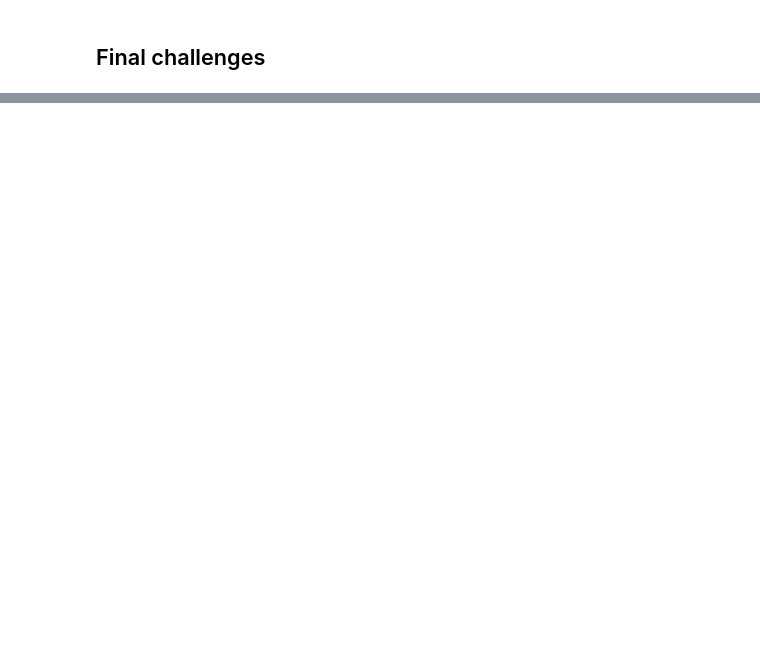
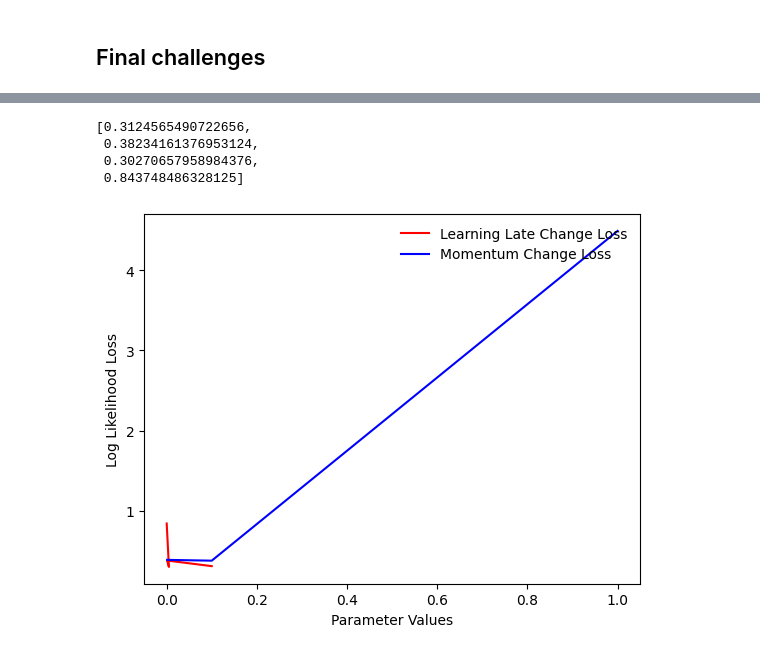
Before and after one commit to molit123/DSC180A_Assignments, a Jupyter notebook: pytorch_intro.ipynb, the cells around one changed output, grey strips where cells are left out. Cells and saved outputs as stored; diff of their text form; code cells hidden in the pictures; blank space fills up the shorter version.

```diff
--- a/pytorch_intro.ipynb
+++ b/pytorch_intro.ipynb
@@ -289,0 +561,35 @@ dict_keys(['state', 'param_groups'])
+# %%
+learning_rate_values = [0.1, 0.001, 0.005, 0.0001]
+momentum_vals = [1, 0.1, 0.01, 0.001]
+log_interval = 10
+losses_lr = []
+losses_momentum = []
+
+for learning_rate in learning_rate_values:
+    momentum = 0.1
+    train_losses = []
+    train_counter = []
+    test_losses = []
+    test_counter = [i*len(train_loader.dataset) for i in range(n_epochs + 1)]
+
+    network = FeedforwardNeuralNetModel()
+    optimizer = optim.SGD(network.parameters(), lr=learning_rate, momentum=momentum)
+
+    for epoch in range(2, n_epochs + 1): # starts from the second iteration
+        train(epoch)
+        test(losses_lr)
+
+
+for momentum in momentum_vals:
+    learning_rate = 0.001
+    train_losses = []
+    train_counter = []
+    test_losses = []
+    test_counter = [i*len(train_loader.dataset) for i in range(n_epochs + 1)]
+
+    network = FeedforwardNeuralNetModel()
+    optimizer = optim.SGD(network.parameters(), lr=learning_rate, momentum=momentum)
+
+    for epoch in range(2, n_epochs + 1): # starts from the second iteration
+        train(epoch)
+        test(losses_momentum)
@@ -289,0 +614,19 @@ dict_keys(['state', 'param_groups'])
+# %%
+losses_lr[3::4]
+# %% [output]
+[0.3124565490722656,
+ 0.38234161376953124,
+ 0.30270657958984376,
+ 0.843748486328125]
+# %%
+fig = pl.figure()
+pl.plot(learning_rate_values, losses_lr[3::4], color='red')
+pl.plot(momentum_vals, losses_momentum[3::4], color='blue')
+
+pl.legend(['Learning Late Change Loss', 'Momentum Change Loss'], loc='upper right', frameon=False)
+pl.xlabel('Parameter Values')
+pl.ylabel('Log Likelihood Loss')
+
+pl.show()
+# %% [output]
+[figure, added]
```
Also changed, not shown: parts of 20 cells of this notebook.
